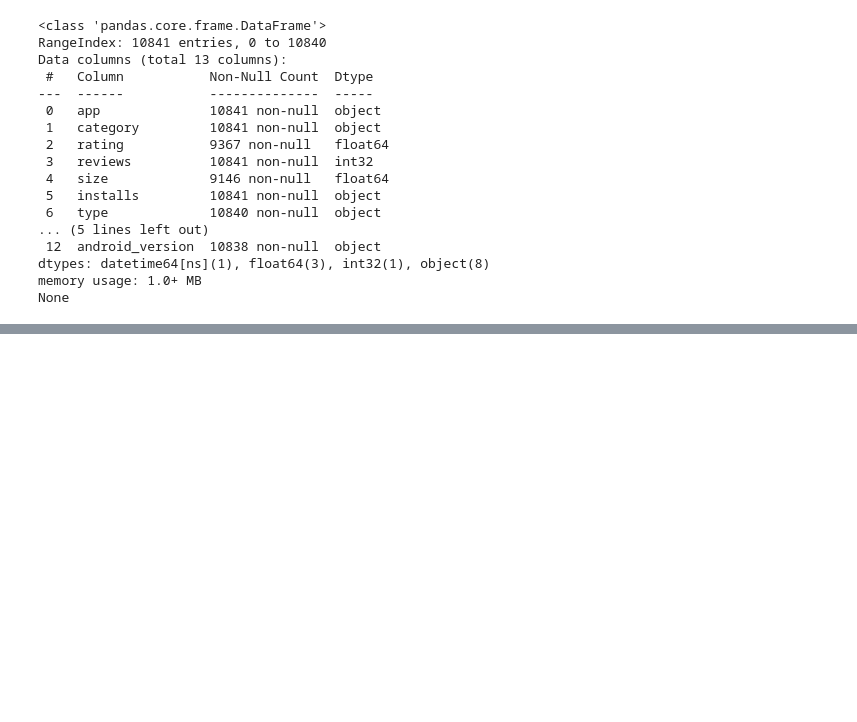
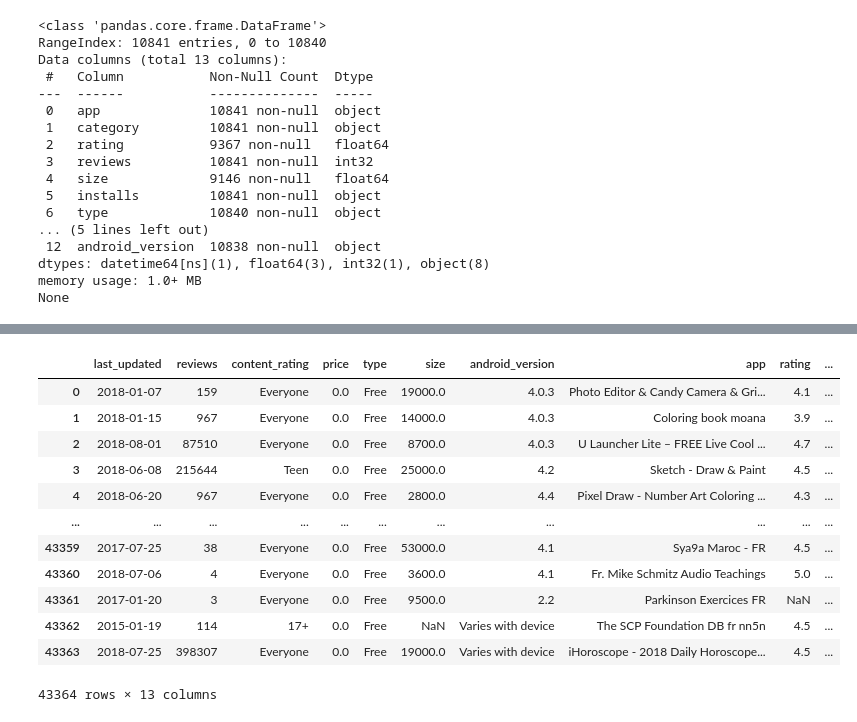
Before and after one commit to sujilkumarkm/data_visualization_group_project_temp_dkit_2022, a Jupyter notebook: cleaning_combined_project.ipynb, the cells around one changed output, grey strips where cells are left out. Drawn from its saved outputs; the diff is of its cells as text; code cells hidden in the pictures; blank space fills up the shorter version.

Commit message:
Added modification code to melt data in 'genres' column

```diff
--- a/cleaning_combined_project.ipynb
+++ b/cleaning_combined_project.ipynb
@@ -297,0 +361,5 @@ None
+# %%
+cols = list(playstore.columns.values)
+change = ['0','1','2','3']
+needed = list(set(cols)-set(change))
+print(needed)
@@ -297,0 +368,2 @@ None
+# %%
+playstore_melted = pd.melt(playstore, id_vars = needed, value_vars= change, value_name='genre')
@@ -297,0 +409,4 @@ None
+# %%
+playstore_melted.drop('variable', axis=1, inplace = True)
+# %%
+playstore_melted.drop('genres', axis=1, inplace = True)
@@ -297,0 +447,16 @@ None
+# %%
+playstore_melted
+# %% [output]
+|  | last_updated | reviews | content_rating | price | type | size | android_version | app | rating | ... |
+| 0 | 2018-01-07 | 159 | Everyone | 0.0 | Free | 19000.0 | 4.0.3 | Photo Editor & Candy Camera & Gri... | 4.1 | ... |
+| 1 | 2018-01-15 | 967 | Everyone | 0.0 | Free | 14000.0 | 4.0.3 | Coloring book moana | 3.9 | ... |
+| 2 | 2018-08-01 | 87510 | Everyone | 0.0 | Free | 8700.0 | 4.0.3 | U Launcher Lite – FREE Live Cool ... | 4.7 | ... |
+| 3 | 2018-06-08 | 215644 | Teen | 0.0 | Free | 25000.0 | 4.2 | Sketch - Draw & Paint | 4.5 | ... |
+| 4 | 2018-06-20 | 967 | Everyone | 0.0 | Free | 2800.0 | 4.4 | Pixel Draw - Number Art Coloring ... | 4.3 | ... |
+| ... | ... | ... | ... | ... | ... | ... | ... | ... | ... | ... |
+| 43359 | 2017-07-25 | 38 | Everyone | 0.0 | Free | 53000.0 | 4.1 | Sya9a Maroc - FR | 4.5 | ... |
+| 43360 | 2018-07-06 | 4 | Everyone | 0.0 | Free | 3600.0 | 4.1 | Fr. Mike Schmitz Audio Teachings | 5.0 | ... |
+| 43361 | 2017-01-20 | 3 | Everyone | 0.0 | Free | 9500.0 | 2.2 | Parkinson Exercices FR | NaN | ... |
+| 43362 | 2015-01-19 | 114 | 17+ | 0.0 | Free | NaN | Varies with device | The SCP Foundation DB fr nn5n | 4.5 | ... |
+| 43363 | 2018-07-25 | 398307 | Everyone | 0.0 | Free | 19000.0 | Varies with device | iHoroscope - 2018 Daily Horoscope... | 4.5 | ... |
+43364 rows × 13 columns
```
Also changed, not shown: parts of 15 cells of this notebook.
